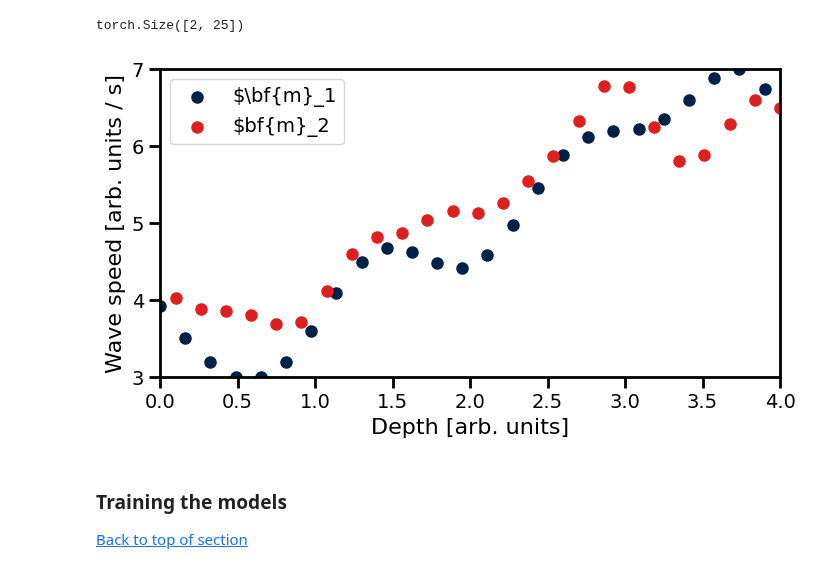
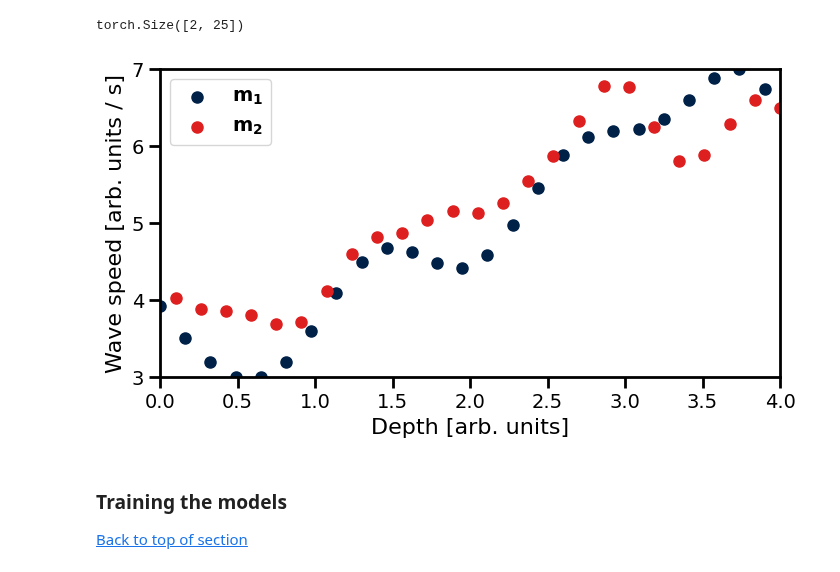
Before and after one commit to sscivier/gp-prob-earthquake-shaking, a Jupyter notebook: workflow_cuda.ipynb, the cells around one changed output. Saved outputs shown, nothing was run; the diff lists cells and outputs as text; code cells hidden in the pictures.

```diff
--- a/workflow_cuda.ipynb
+++ b/workflow_cuda.ipynb
@@ -356,18 +359,18 @@ velocity_models = normalise(velocity_models, min_velocity, max_velocity)
 # %%
 fig, ax = plt.subplots(1, 1, figsize=(8, 4))
 
-ax.scatter(xs[0], velocity_models[0], label=r"$\bf{m}_1", color=colors[0])
-ax.scatter(xs[1], velocity_models[1], label=r"$bf{m}_2", color=colors[3])
+ax.scatter(xs[0], velocity_models[0], label=r"$\bf{m}_1$", color=colors[0])
+ax.scatter(xs[1], velocity_models[1], label=r"$\bf{m}_2$", color=colors[3])
 
 ax.set(xlim=(0, 4), ylim=(min_velocity, max_velocity))
 
 ax.set_xlabel("Depth [arb. units]")
 ax.set_ylabel("Wave speed [arb. units / s]")
 ax.legend()
 
 plt.show()
 # %% [output]
-[figure, old version]
+[figure, new version]
 # %% [markdown]
 ### Training the models
 
```
Also changed, not shown: parts of 4 cells of this notebook, 1 other file.
